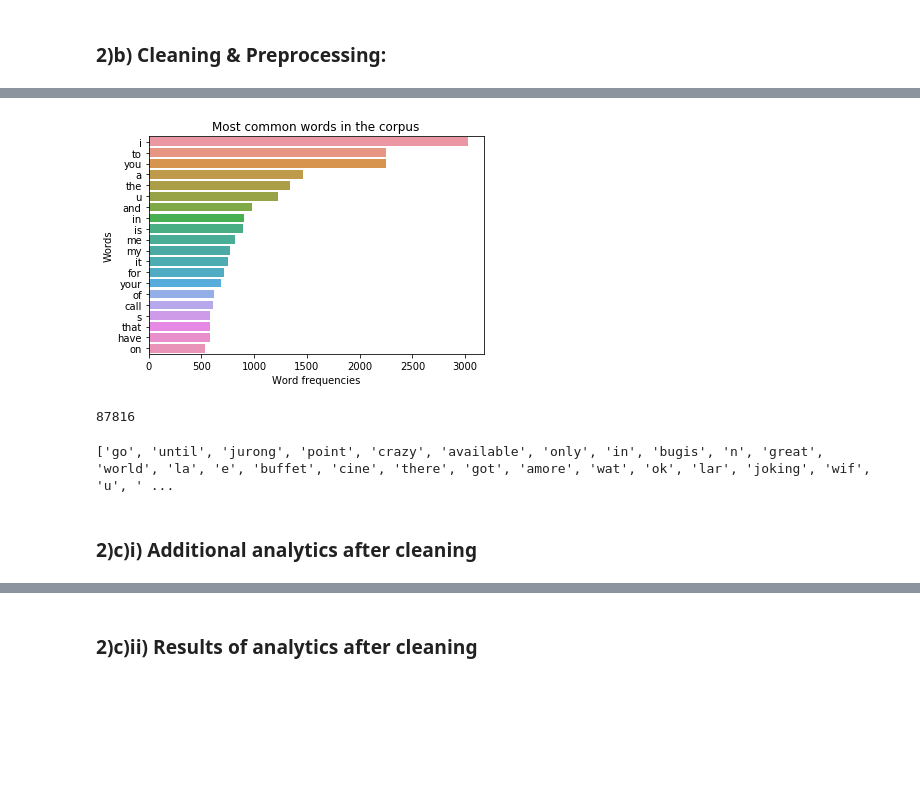
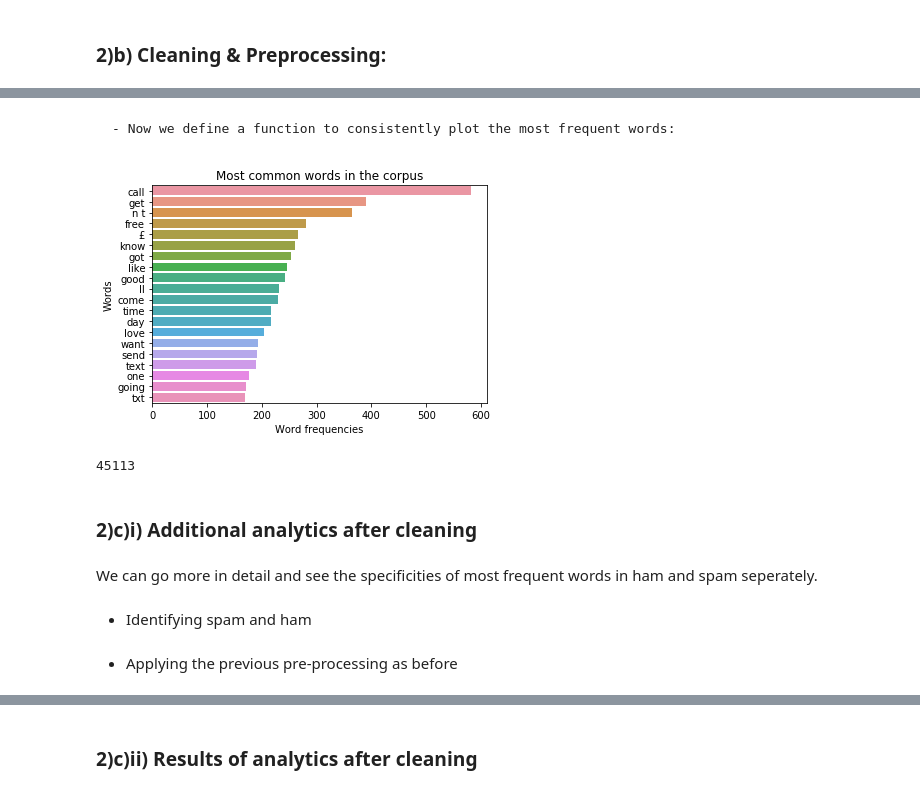
Before and after one commit to rickschneider95/Sms_Spam_Detection, a Jupyter notebook: Spam_Exploration.ipynb, the cells around one changed output, grey strips where cells are left out. Drawn from its saved outputs; the diff is of its cells as text; code cells hidden in the pictures; blank space fills up the shorter version.

```diff
--- a/Spam_Exploration.ipynb
+++ b/Spam_Exploration.ipynb
@@ -591,3 +562,0 @@ sc_free_sms = [text.translate(str.maketrans(transformation_dict)) for text in sm
-# %%
-tokens = [word_tokenize(text) for text in sc_free_sms]
-clean_sms = [[text for text in sms if sms not in stopW] for sms in tokens]
@@ -593,0 +565,28 @@ clean_sms = [[text for text in sms if sms not in stopW] for sms in tokens]
+# %%
+stopW = stopwords.words('english')
+special_characters = ["@", "/", "#", ".", ",", "!", "?", "(", ")",
+                      "-", "_","’","'", "\"", ":","=","+","&"
+                      ,"`","*","0","1","2","3","4","5",
+                      "6","7","8","9","'",'.','‘',';']
+transformation_sc_dict = {initial:" " for initial in special_characters}
+
+def preprocessing(sms):
+
+    # Tokenization
+    tokens = word_tokenize(sms)
+
+    # Deleting words with  only one caracter
+    tokens = [token for token in tokens if len(token)>2]
+
+    # stopwords + lowercase
+    tokens = [token.lower() for token in tokens if token.lower() not in stopW]
+
+    # Deleting specific characters
+    tokens = [token.translate(str.maketrans(transformation_sc_dict)) for token in tokens]
+
+    return tokens
+
+
+# Creating a new column swith tokenized reviews
+df3['tokens'] = df3['sms'].apply(preprocessing)
+df3.head()
@@ -594,25 +600,29 @@ clean_sms = [[text for text in sms if sms not in stopW] for sms in tokens]
+# %%
+# creating a list with all reviews and more pre-processing
+textos = df3.tokens.tolist()
+texts = [[text.strip() for text in sms] for sms in textos]
+clean_tokens = [[word for word in sms if word != ''] for sms in texts]
+df3['clean_tokens'] = clean_tokens
+# %% [markdown]
+    - Now we define a function to consistently plot the most frequent words:
 # %%
 def plot_frequent_words(list_of_words):
     dist = nltk.FreqDist(list_of_words)
     X = [nb[1] for nb in dist.most_common(20)]
     y = [nb[0] for nb in dist.most_common(20)]
     ax = sns.barplot(X,y)
     ax.set(xlabel='Word frequencies',ylabel='Words',title='Most common words in the corpus')
     plt.show()
 
 all_words = []
-for sms in clean_sms:
+for sms in clean_tokens:
     for text in sms:
         all_words.append(text)
 
 plot_frequent_words(all_words)
 print(len(all_words))
 # %% [output]
-[figure, old version]
+[figure, new version]
-87816
+45113
-# %%
-print(all_words)
-# %% [output]
-['go', 'until', 'jurong', 'point', 'crazy', 'available', 'only', 'in', 'bugis', 'n', 'great', 'world', 'la', 'e', 'buffet', 'cine', 'there', 'got', 'amore', 'wat', 'ok', 'lar', 'joking', 'wif', 'u', ' ...
 # %% [markdown]
 ### 2)c)i) Additional analytics after cleaning
@@ -640,0 +629,4 @@ clean_sms_spam = [[text for text in sms if sms not in stopW] for sms in tokens_s
+# %% [markdown]
+We can go more in detail and see the specificities of most frequent words in ham and spam seperately.
+# %% [markdown]
+* Identifying spam and ham
@@ -640,0 +637,2 @@ clean_sms_spam = [[text for text in sms if sms not in stopW] for sms in tokens_s
+# %% [markdown]
+* Applying the previous pre-processing as before
```
Also changed, not shown: parts of 30 cells of this notebook, 2 other files.
